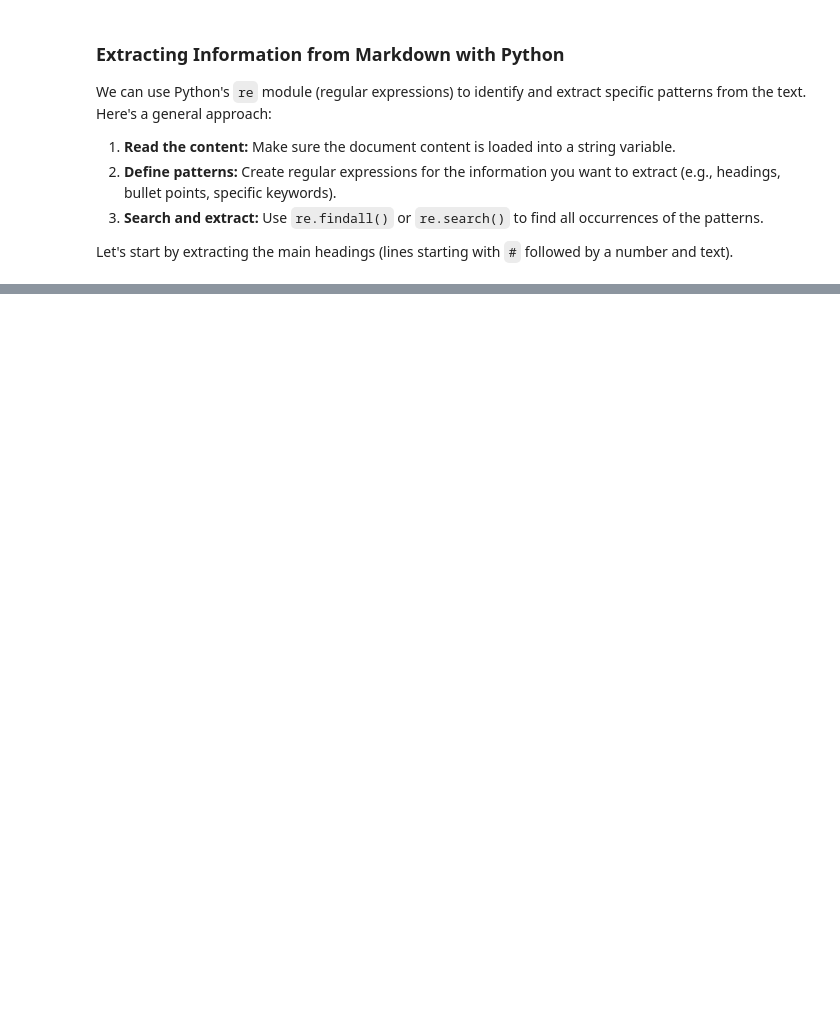
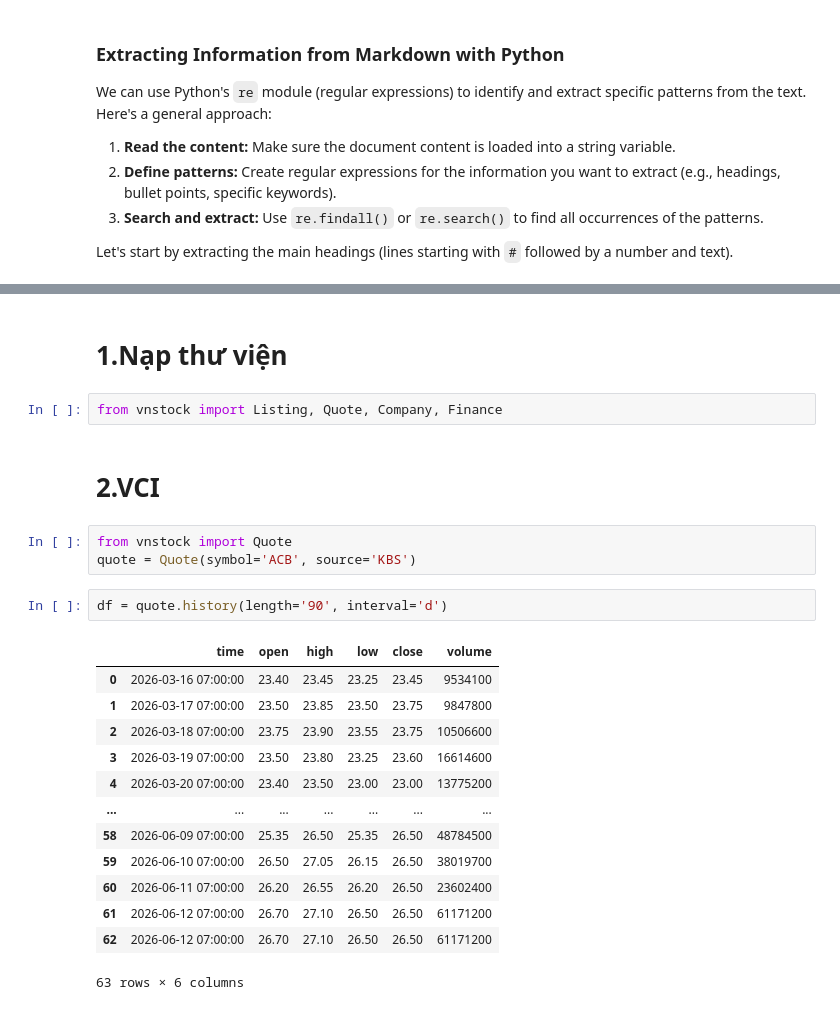
Before and after one commit to Tuanajax/Note_Everthing, a Jupyter notebook: Untitled0.ipynb, the cells around one changed output, grey strips where cells are left out. Cells and saved outputs as stored; diff of their text form; blank space fills up the shorter version.

```diff
--- a/Untitled0.ipynb
+++ b/Untitled0.ipynb
@@ -40,3 +40,28 @@ Downloading vnstock_ezchart-1.0.2-py3-none-any.whl (22 kB)
 Downloading mplfinance-0.12.10b0-py3-none-any.whl (75 kB)
 Installing collected packages: vnai, mplfinance, vnstock_ezchart, vnstock
 Successfully installed mplfinance-0.12.10b0 vnai-2.4.8 vnstock-4.0.4 vnstock_ezchart-1.0.2
+# %% [markdown]
+# **1.Nạp thư viện**
+# %%
+from vnstock import Listing, Quote, Company, Finance
+# %% [markdown]
+# **2.VCI**
+# %%
+from vnstock import Quote
+quote = Quote(symbol='ACB', source='KBS')
+# %%
+df = quote.history(length='90', interval='d')
+# %% [output]
+|  | time | open | high | low | close | volume |
+| 0 | 2026-03-16 07:00:00 | 23.40 | 23.45 | 23.25 | 23.45 | 9534100 |
+| 1 | 2026-03-17 07:00:00 | 23.50 | 23.85 | 23.50 | 23.75 | 9847800 |
+| 2 | 2026-03-18 07:00:00 | 23.75 | 23.90 | 23.55 | 23.75 | 10506600 |
+| 3 | 2026-03-19 07:00:00 | 23.50 | 23.80 | 23.25 | 23.60 | 16614600 |
+| 4 | 2026-03-20 07:00:00 | 23.40 | 23.50 | 23.00 | 23.00 | 13775200 |
+| ... | ... | ... | ... | ... | ... | ... |
+| 58 | 2026-06-09 07:00:00 | 25.35 | 26.50 | 25.35 | 26.50 | 48784500 |
+| 59 | 2026-06-10 07:00:00 | 26.50 | 27.05 | 26.15 | 26.50 | 38019700 |
+| 60 | 2026-06-11 07:00:00 | 26.20 | 26.55 | 26.20 | 26.50 | 23602400 |
+| 61 | 2026-06-12 07:00:00 | 26.70 | 27.10 | 26.50 | 26.50 | 61171200 |
+| 62 | 2026-06-12 07:00:00 | 26.70 | 27.10 | 26.50 | 26.50 | 61171200 |
+63 rows × 6 columns
```
Also changed, not shown: parts of 5 cells of this notebook.
